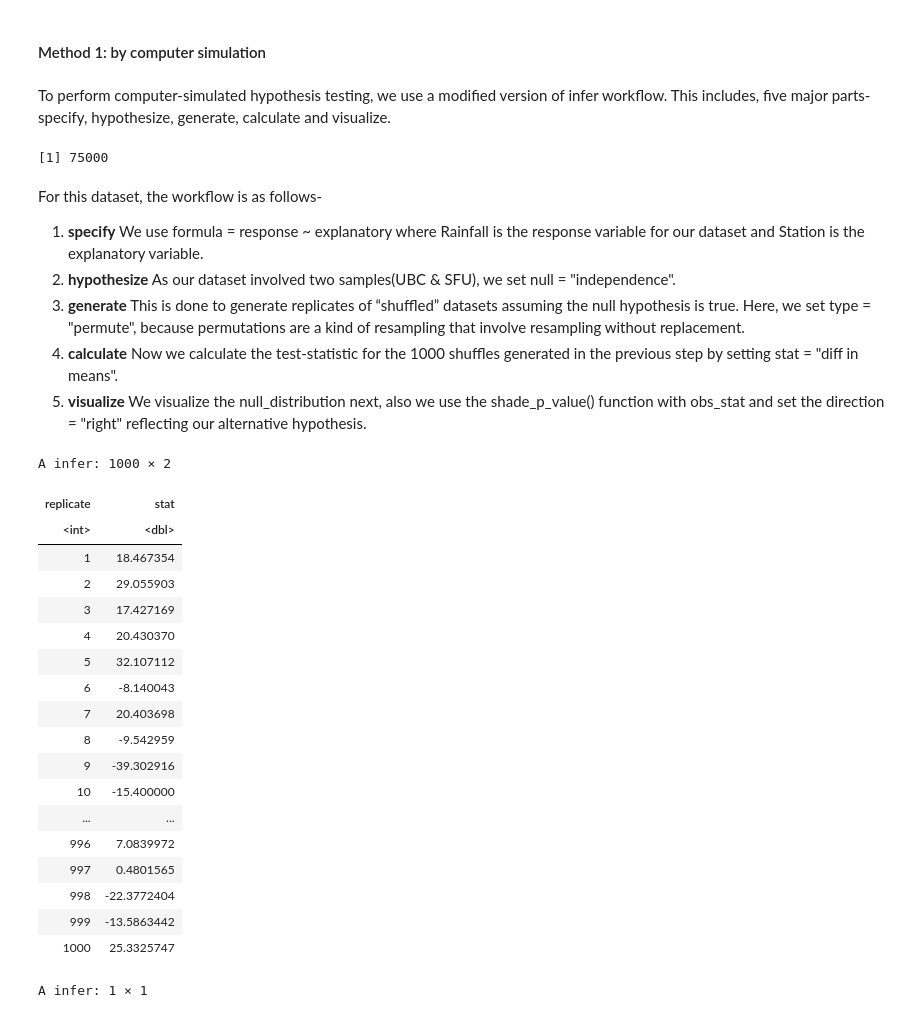
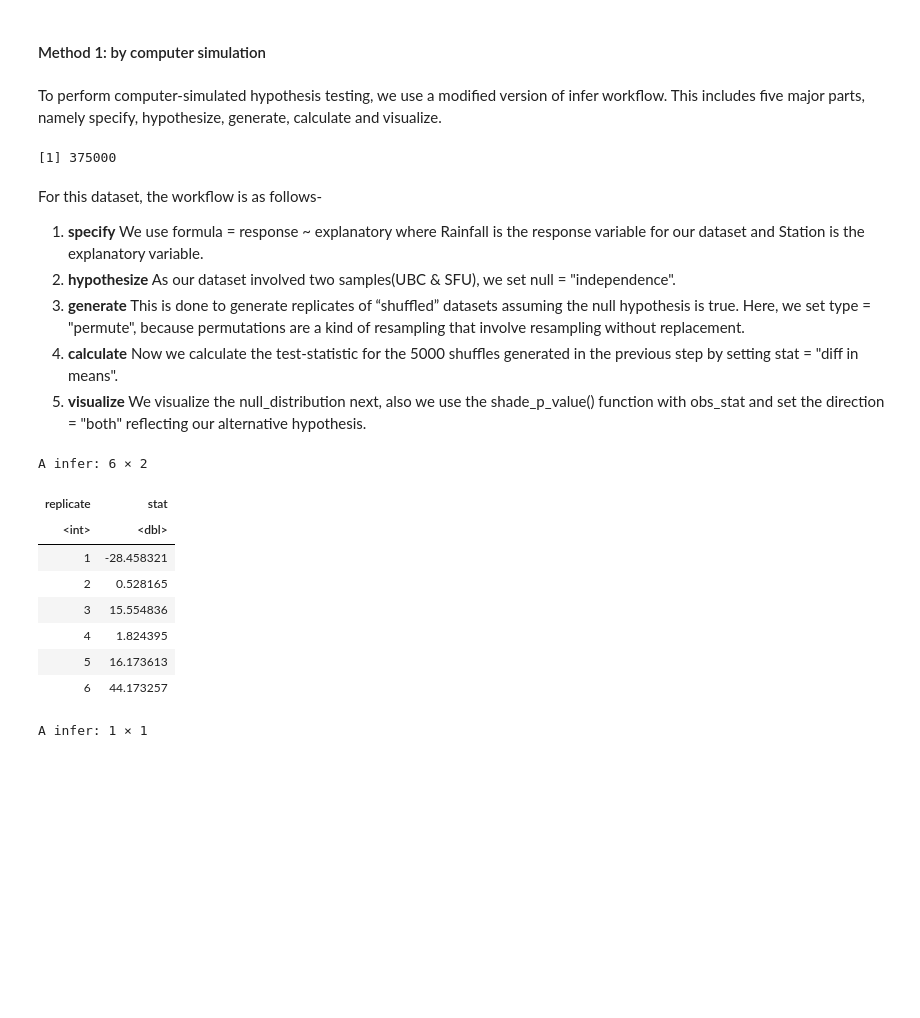
Before and after one commit to jessie-liang/STAT-201, a Jupyter notebook: Report.ipynb, the cells around one changed output. Cells and saved outputs as stored; diff of their text form; code cells hidden in the pictures; blank space fills up the shorter version.

```diff
--- a/Report.ipynb
+++ b/Report.ipynb
@@ -272,16 +273,17 @@ visualize(bootstrap_dist) +
 # %% [markdown]
 #### Method 1: by computer simulation
 # %% [markdown]
-To perform computer-simulated hypothesis testing, we use a modified version of infer workflow. This includes, five major parts-specify, hypothesize, generate, calculate and visualize.
+To perform computer-simulated hypothesis testing, we use a modified version of infer workflow. This includes five major parts, namely specify, hypothesize, generate, calculate and visualize.
 # %%
+set.seed(2023)
 rainfall_generate <- UBC_SFU_January %>%
   specify(formula = Rainfall ~ Station) %>%
   hypothesize(null = "independence") %>%
-  generate(reps = 1000, type = "permute")
+  generate(reps = 5000, type = "permute")
 
 nrow(rainfall_generate)
 # %% [output]
-[1] 75000
+[1] 375000
 # %% [markdown]
 For this dataset, the workflow is as follows-
 1. **specify**
@@ -291,36 +293,27 @@ As our dataset involved two samples(UBC & SFU), we set null = "independence".
 3. **generate**
 This is done to generate replicates of “shuffled” datasets assuming the null hypothesis is true. Here, we set type = "permute", because permutations are a kind of resampling that involve resampling without replacement.
 4. **calculate**
-Now we calculate the test-statistic for the 1000 shuffles generated in the previous step by setting stat = "diff in means".
+Now we calculate the test-statistic for the 5000 shuffles generated in the previous step by setting stat = "diff in means".
 5. **visualize**
-We visualize the null_distribution next, also we use the shade_p_value() function with obs_stat and set the direction = "right" reflecting our alternative hypothesis.
+We visualize the null_distribution next, also we use the shade_p_value() function with obs_stat and set the direction = "both" reflecting our alternative hypothesis.
 # %%
+set.seed(2023)
 null_distribution <- UBC_SFU_January %>%
   specify(formula = Rainfall ~ Station) %>%
   hypothesize(null = "independence") %>%
-  generate(reps = 1000, type = "permute") %>%
+  generate(reps = 5000, type = "permute") %>%
   calculate(stat = "diff in means", order = c("VANCOUVER UBC", "BURNABY SIMON FRASER U"))
-null_distribution
+head(null_distribution)
 # %% [output]
-A infer: 1000 × 2
+A infer: 6 × 2
 | replicate | stat |
 | <int> | <dbl> |
-| 1 | 18.467354 |
-| 2 | 29.055903 |
-| 3 | 17.427169 |
-| 4 | 20.430370 |
-| 5 | 32.107112 |
-| 6 | -8.140043 |
-| 7 | 20.403698 |
-| 8 | -9.542959 |
-| 9 | -39.302916 |
-| 10 | -15.400000 |
-| ... | ... |
-| 996 | 7.0839972 |
-| 997 | 0.4801565 |
-| 998 | -22.3772404 |
-| 999 | -13.5863442 |
-| 1000 | 25.3325747 |
+| 1 | -28.458321 |
+| 2 | 0.528165 |
+| 3 | 15.554836 |
+| 4 | 1.824395 |
+| 5 | 16.173613 |
+| 6 | 44.173257 |
 # %%
 obs_diff_means <- UBC_SFU_January %>%
   specify(formula = Rainfall ~ Station) %>%
```
Also changed, not shown: parts of 22 cells of this notebook.
